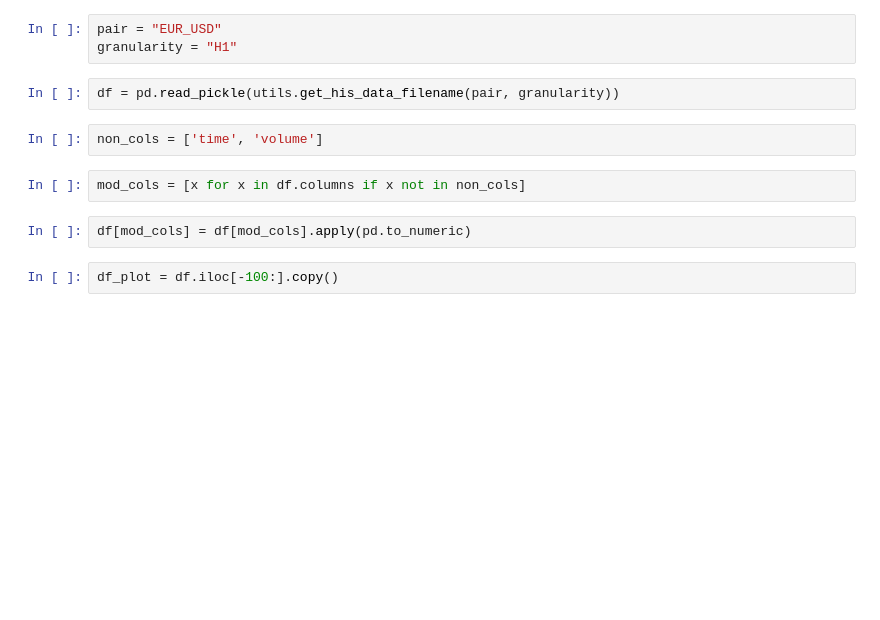
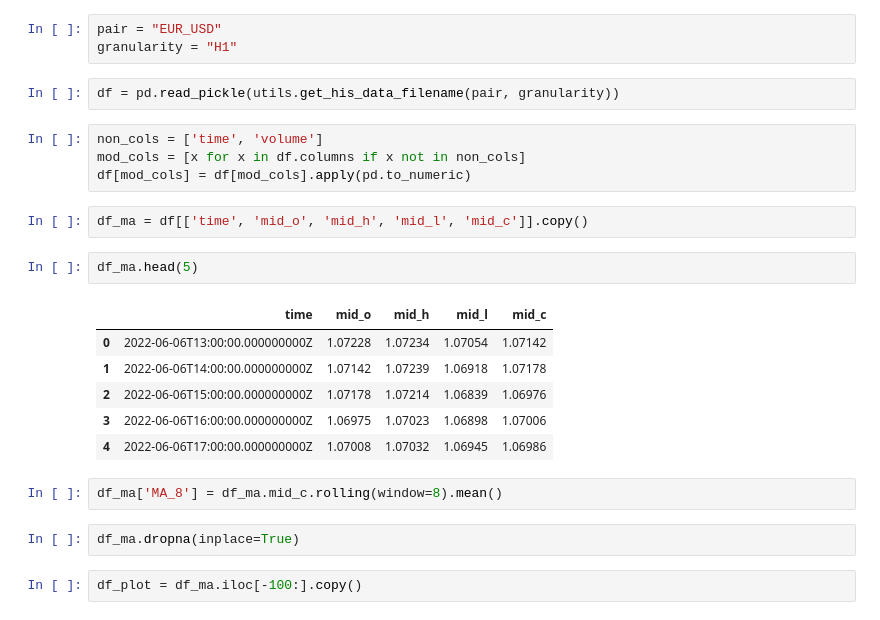
Before and after one commit to mathewqpmiller/Python-ForexTradingBot, a Jupyter notebook: candle_plot.ipynb, the cells around one changed output. Saved outputs shown, nothing was run; the diff lists cells and outputs as text; blank space fills up the shorter version.

Commit message:
Section 16 Calculate and plot a moving average

```diff
--- a/candle_plot.ipynb
+++ b/candle_plot.ipynb
@@ -7,14 +7,27 @@ pair = "EUR_USD"
 granularity = "H1"
 # %%
 df = pd.read_pickle(utils.get_his_data_filename(pair, granularity))
-# %%
-non_cols = ['time', 'volume']
 # %%
+non_cols = ['time', 'volume']
 mod_cols = [x for x in df.columns if x not in non_cols]
+df[mod_cols] = df[mod_cols].apply(pd.to_numeric)
-# %%
-df[mod_cols] = df[mod_cols].apply(pd.to_numeric)
+# %%
+df_ma = df[['time', 'mid_o', 'mid_h', 'mid_l', 'mid_c']].copy()
+# %%
+df_ma.head(5)
+# %% [output]
+|  | time | mid_o | mid_h | mid_l | mid_c |
+| 0 | 2022-06-06T13:00:00.000000000Z | 1.07228 | 1.07234 | 1.07054 | 1.07142 |
+| 1 | 2022-06-06T14:00:00.000000000Z | 1.07142 | 1.07239 | 1.06918 | 1.07178 |
+| 2 | 2022-06-06T15:00:00.000000000Z | 1.07178 | 1.07214 | 1.06839 | 1.06976 |
+| 3 | 2022-06-06T16:00:00.000000000Z | 1.06975 | 1.07023 | 1.06898 | 1.07006 |
+| 4 | 2022-06-06T17:00:00.000000000Z | 1.07008 | 1.07032 | 1.06945 | 1.06986 |
+# %%
+df_ma['MA_8'] = df_ma.mid_c.rolling(window=8).mean()
+# %%
+df_ma.dropna(inplace=True)
 # %%
-df_plot = df.iloc[-100:].copy()
+df_plot = df_ma.iloc[-100:].copy()
 # %%
 df_plot.shape
 # %% [output]
```
Also changed, not shown: parts of 2 cells of this notebook.
